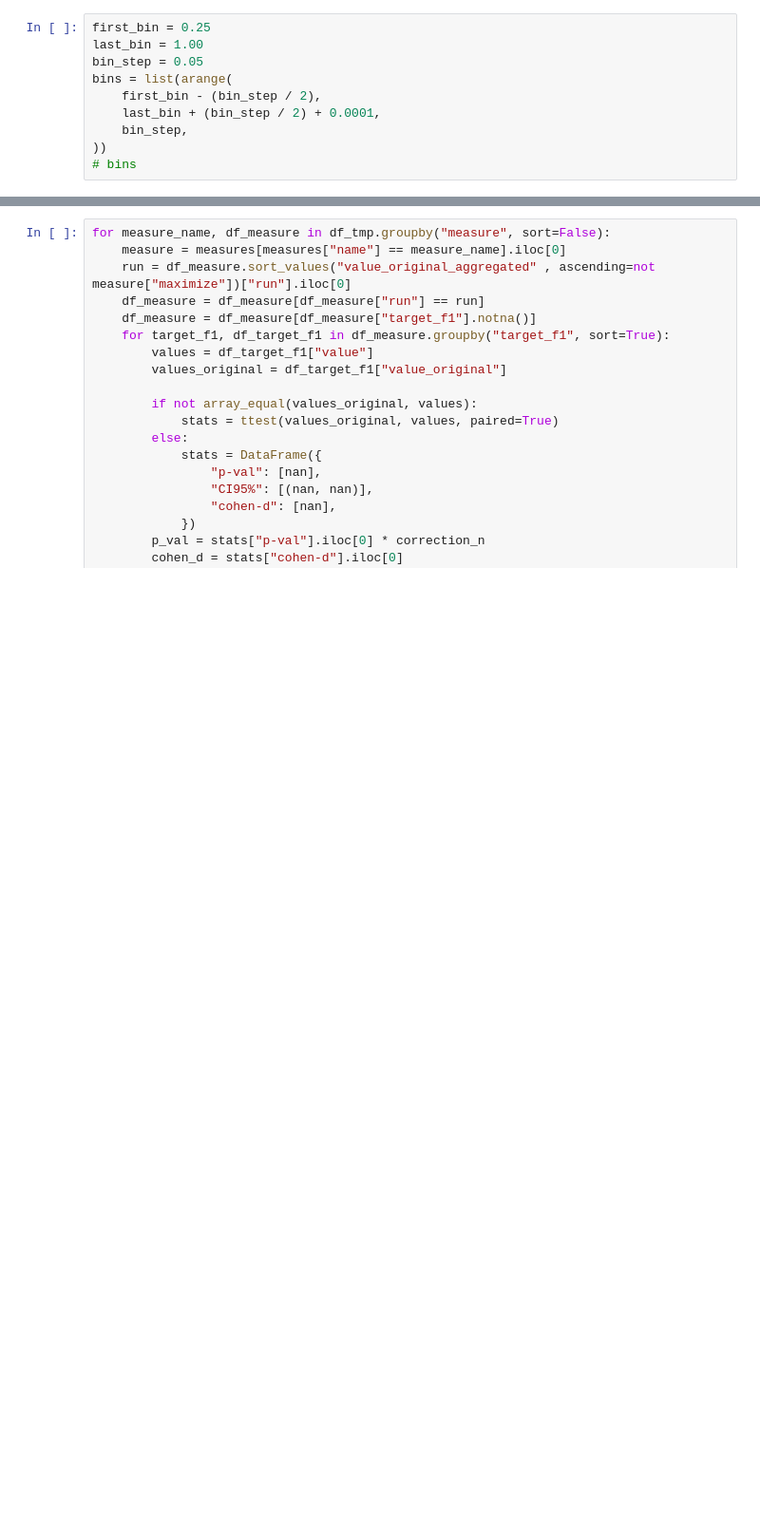
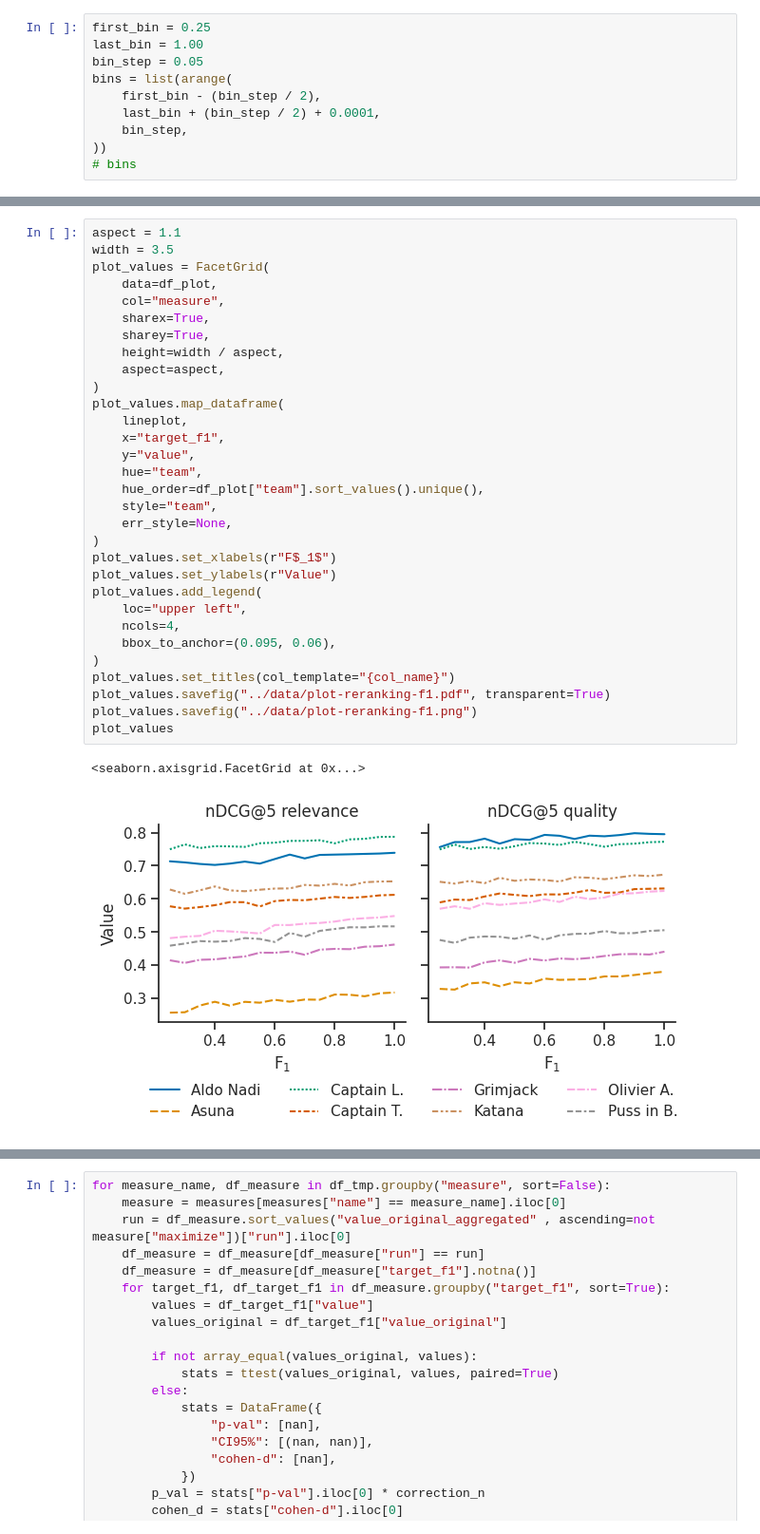
Before and after one commit to webis-de/argmining23-stance-aware-re-ranking, a Jupyter notebook: notebooks/evaluation_reranking.ipynb, the cells around one changed output, grey strips where cells are left out. Shown at 95% size. Cells and saved outputs as stored; diff of their text form; blank space fills up the shorter version.

```diff
--- a/notebooks/evaluation_reranking.ipynb
+++ b/notebooks/evaluation_reranking.ipynb
@@ -492 +501,35 @@ width = 3.5
+# %%
+aspect = 1.1
+width = 3.5
+plot_values = FacetGrid(
+    data=df_plot,
+    col="measure",
+    sharex=True,
+    sharey=True,
+    height=width / aspect,
+    aspect=aspect,
+)
+plot_values.map_dataframe(
+    lineplot,
+    x="target_f1",
+    y="value",
+    hue="team",
+    hue_order=df_plot["team"].sort_values().unique(),
+    style="team",
+    err_style=None,
+)
+plot_values.set_xlabels(r"F$_1$")
+plot_values.set_ylabels(r"Value")
+plot_values.add_legend(
+    loc="upper left",
+    ncols=4,
+    bbox_to_anchor=(0.095, 0.06),
+)
+plot_values.set_titles(col_template="{col_name}")
+plot_values.savefig("../data/plot-reranking-f1.pdf", transparent=True)
+plot_values.savefig("../data/plot-reranking-f1.png")
+plot_values
+# %% [output]
+<seaborn.axisgrid.FacetGrid at 0x...>
+[figure, added]
 # %%
```
Also changed, not shown: parts of 6 cells of this notebook.
